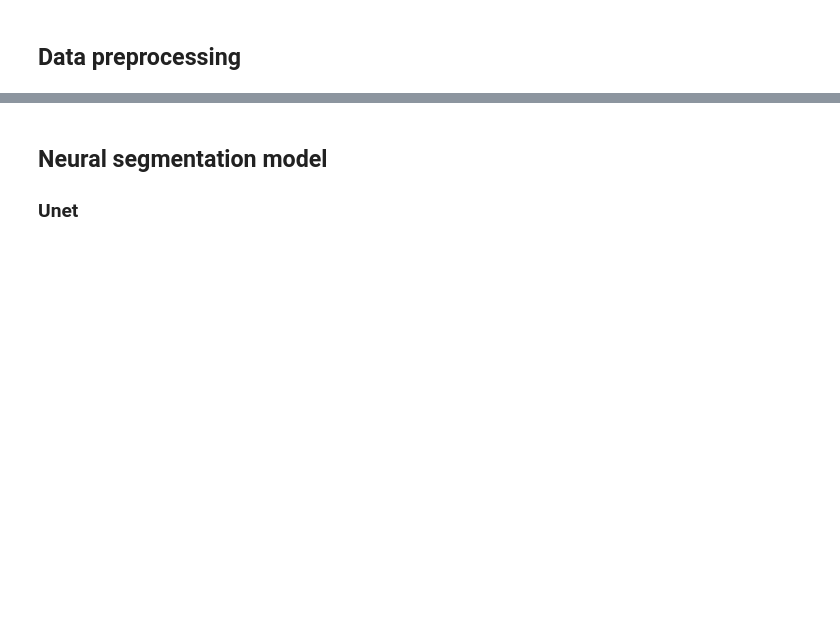
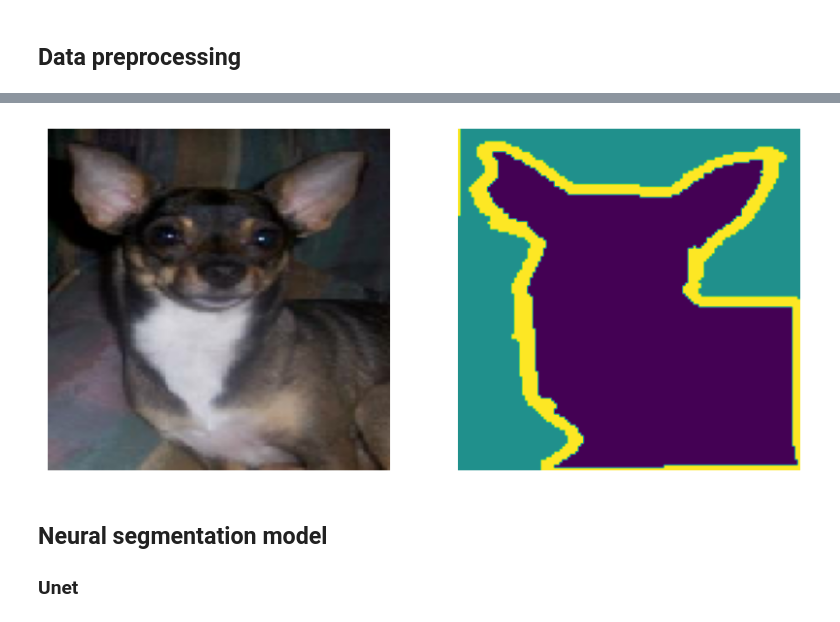
Before and after one commit to mhawryluk/pets-image-segmentation, a Jupyter notebook: segmentation.ipynb, the cells around one changed output, grey strips where cells are left out. Cells and saved outputs as stored; diff of their text form; code cells hidden in the pictures; blank space fills up the shorter version.

```diff
--- a/segmentation.ipynb
+++ b/segmentation.ipynb
@@ -67,15 +86,17 @@ ds_test_batched = ds_test.skip(3000).batch(batch_size)
 # %%
 fig, ax = plt.subplots(1, 2, figsize=(10, 10))
 
-x, y = next(iter(ds_train))
+x, y = next(iter(ds_train.skip(13)))
 
 ax[0].axis('off')
 ax[1].axis('off')
 
 ax[0].imshow(x)
 ax[1].imshow(y)
 
 plt.show()
+# %% [output]
+[figure, added]
 # %% [markdown]
 ## Neural segmentation model
 ### Unet
```
Also changed, not shown: parts of 28 cells of this notebook.
